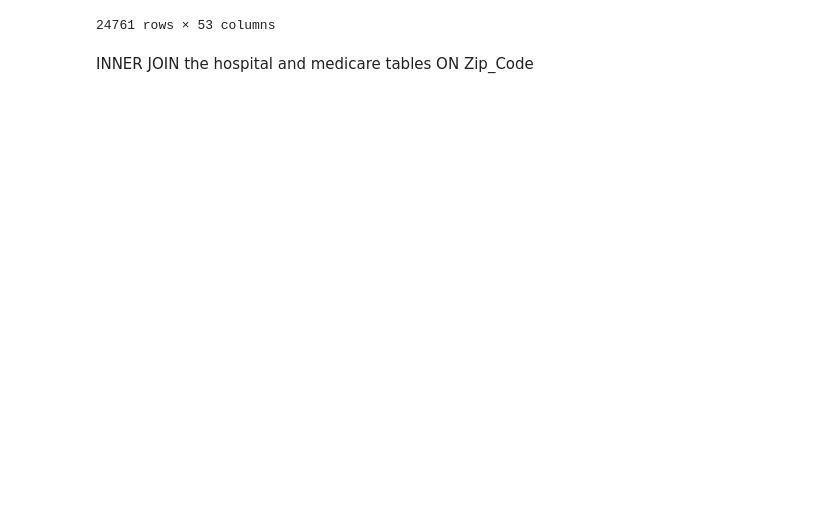
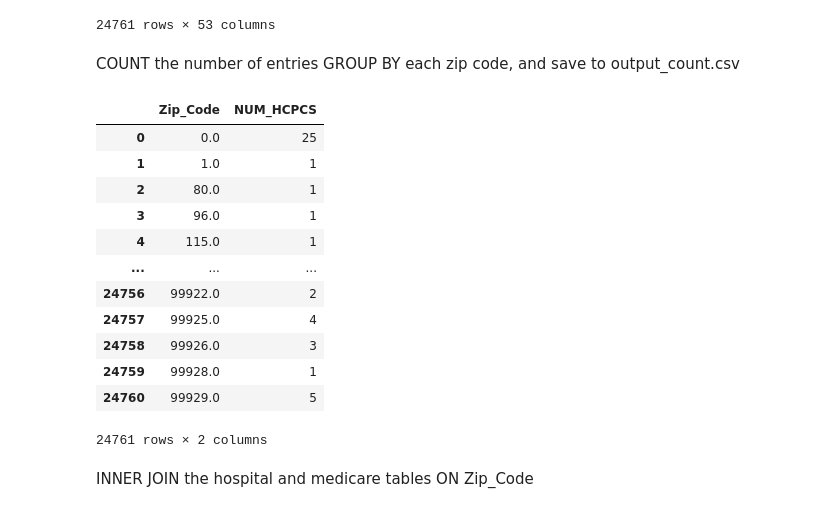
Before and after one commit to lamwilton/Daly-Tally, a Jupyter notebook: Neural.ipynb, the cells around one changed output. Drawn from its saved outputs; the diff is of its cells as text; code cells hidden in the pictures; blank space fills up the shorter version.

```diff
--- a/Neural.ipynb
+++ b/Neural.ipynb
@@ -144,6 +143,26 @@ medicare_group_df
 | 24759 | 99928.0 | 87 | 1162.0 | 79 | 121552.12 | 39599.84 | ... |
 | 24760 | 99929.0 | 107 | 2249.5 | 422 | 284772.94 | 126968.54 | ... |
 24761 rows × 53 columns
+# %% [markdown]
+COUNT the number of entries GROUP BY each zip code, and save to output_count.csv
+# %%
+count = medicare_df.iloc[:, 0:2].groupby(by='Zip_Code').count().reset_index()
+count.to_csv('output_count.csv')
+count
+# %% [output]
+|  | Zip_Code | NUM_HCPCS |
+| 0 | 0.0 | 25 |
+| 1 | 1.0 | 1 |
+| 2 | 80.0 | 1 |
+| 3 | 96.0 | 1 |
+| 4 | 115.0 | 1 |
+| ... | ... | ... |
+| 24756 | 99922.0 | 2 |
+| 24757 | 99925.0 | 4 |
+| 24758 | 99926.0 | 3 |
+| 24759 | 99928.0 | 1 |
+| 24760 | 99929.0 | 5 |
+24761 rows × 2 columns
 # %% [markdown]
 INNER JOIN the hospital and medicare tables ON Zip_Code
 # %%
```
Also changed, not shown: parts of 3 cells of this notebook, 2 other files.
